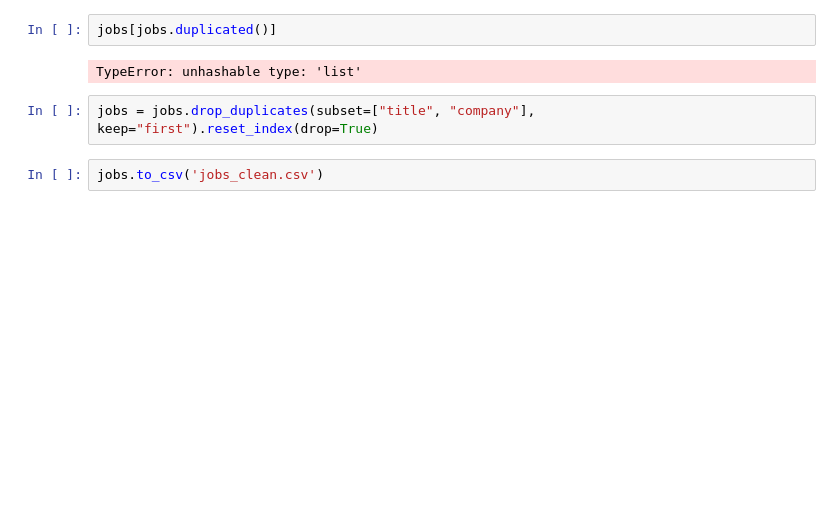
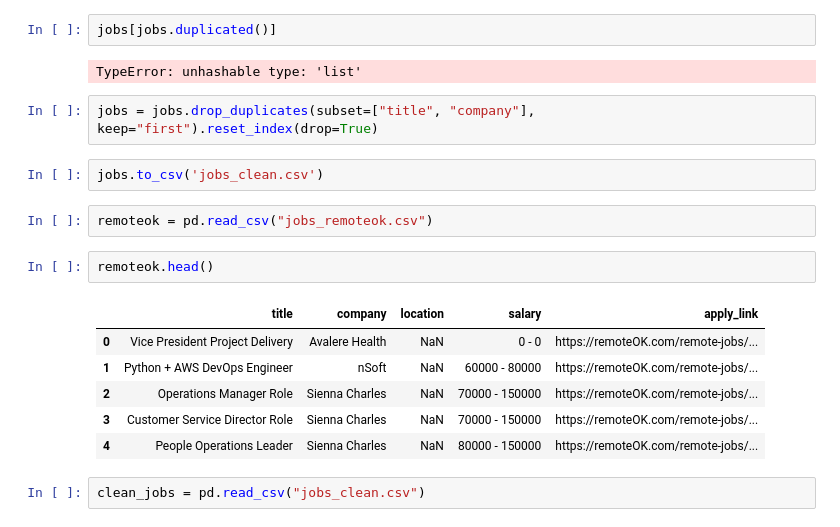
Before and after one commit to Boffins03/Remote-Job-Analyzer, a Jupyter notebook: data/processed/Untitled.ipynb, the cells around one changed output. Saved outputs shown, nothing was run; the diff lists cells and outputs as text; blank space fills up the shorter version.

```diff
--- a/data/processed/Untitled.ipynb
+++ b/data/processed/Untitled.ipynb
@@ -537,3 +537,16 @@ TypeError: unhashable type: 'list'
 jobs = jobs.drop_duplicates(subset=["title", "company"], keep="first").reset_index(drop=True)
 # %%
 jobs.to_csv('jobs_clean.csv')
+# %%
+remoteok = pd.read_csv("jobs_remoteok.csv")
+# %%
+remoteok.head()
+# %% [output]
+|  | title | company | location | salary | apply_link |
+| 0 | Vice President Project Delivery | Avalere Health | NaN | 0 - 0 | https://remoteOK.com/remote-jobs/... |
+| 1 | Python + AWS DevOps Engineer | nSoft | NaN | 60000 - 80000 | https://remoteOK.com/remote-jobs/... |
+| 2 | Operations Manager Role | Sienna Charles | NaN | 70000 - 150000 | https://remoteOK.com/remote-jobs/... |
+| 3 | Customer Service Director Role | Sienna Charles | NaN | 70000 - 150000 | https://remoteOK.com/remote-jobs/... |
+| 4 | People Operations Leader | Sienna Charles | NaN | 80000 - 150000 | https://remoteOK.com/remote-jobs/... |
+# %%
+clean_jobs = pd.read_csv("jobs_clean.csv")
```
Also changed, not shown: parts of 9 cells of this notebook, 13 other files.
